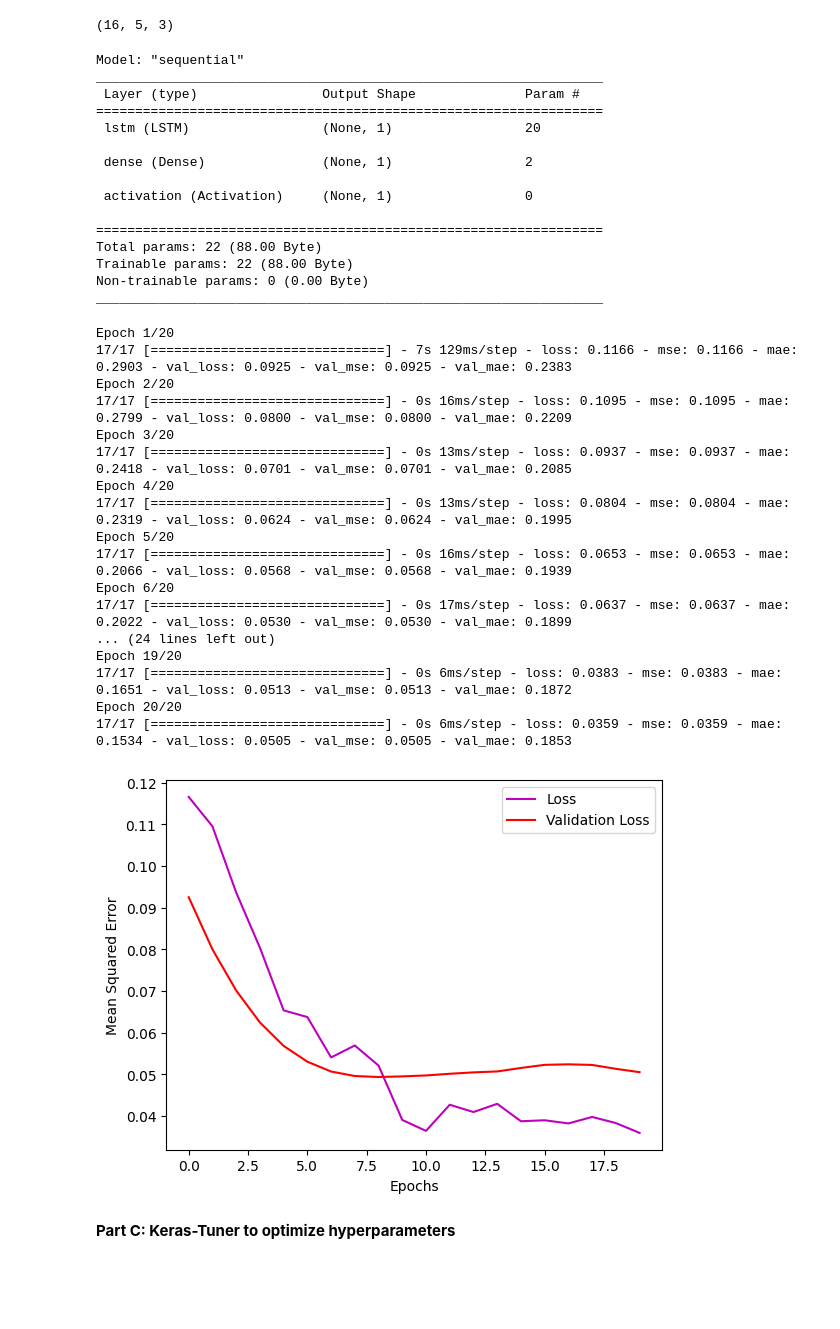
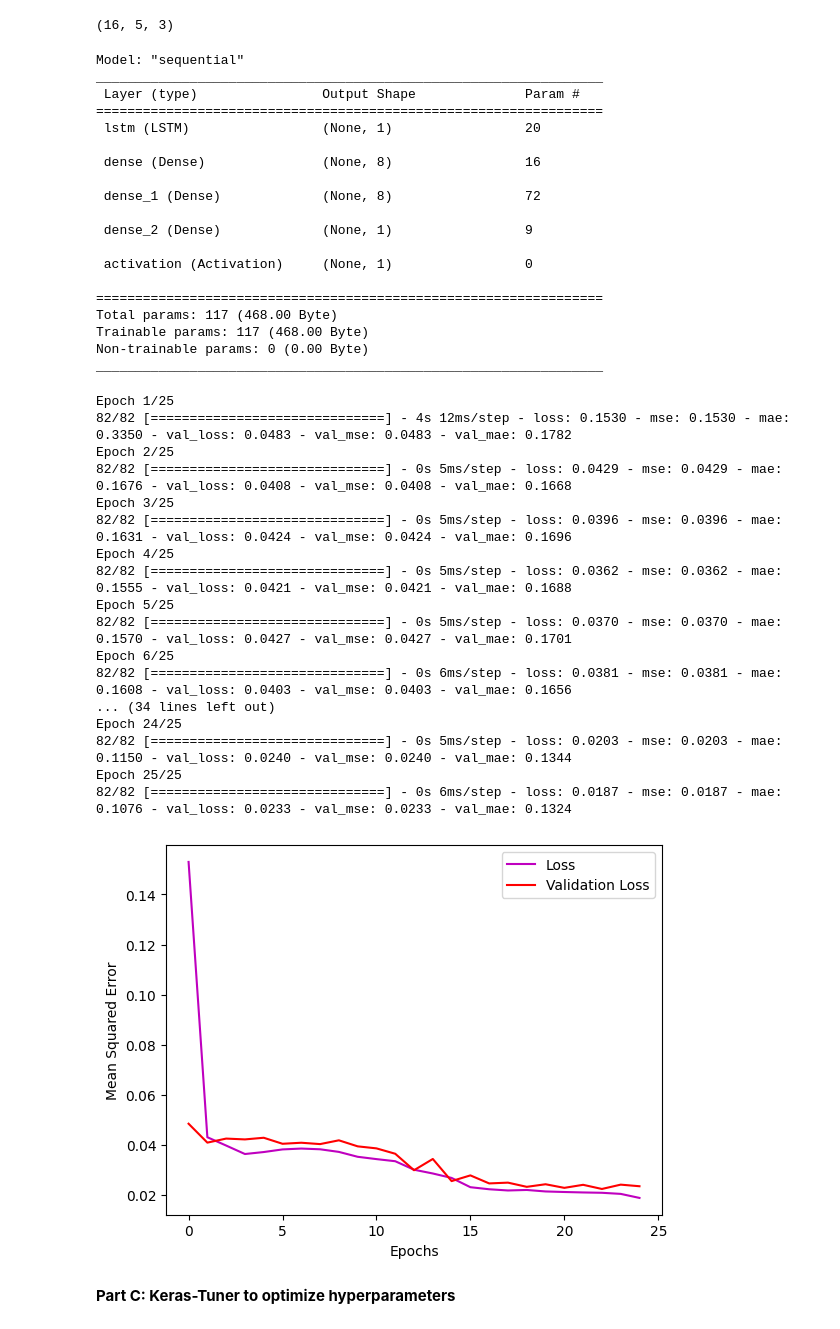
Before and after one commit to hannahzafar/UMDAOSC650, a Jupyter notebook: FinalProject_Zafar.ipynb, the cells around one changed output. Saved outputs shown, nothing was run; the diff lists cells and outputs as text; code cells hidden in the pictures; blank space fills up the shorter version.

```diff
--- a/FinalProject_Zafar.ipynb
+++ b/FinalProject_Zafar.ipynb
@@ -320,8 +310,8 @@ regressor.add(keras.layers.Input(shape=(1, n_features)))
 regressor.add(keras.layers.LSTM(units=1, return_sequences=False)) # FALSE = many to one
 
 # hidden layers
-#regressor.add(keras.layers.Dense(units=8,activation=keras.activations.relu))
-#regressor.add(keras.layers.Dense(units=8,activation=keras.activations.relu))
+regressor.add(keras.layers.Dense(units=8,activation=keras.activations.relu))
+regressor.add(keras.layers.Dense(units=8,activation=keras.activations.relu))
 
 # one neuron for output prediction
 regressor.add(keras.layers.Dense(units=1))
@@ -339,12 +329,16 @@ _________________________________________________________________
 =================================================================
  lstm (LSTM)                 (None, 1)                 20
 
- dense (Dense)               (None, 1)                 2
+ dense (Dense)               (None, 8)                 16
+
+ dense_1 (Dense)             (None, 8)                 72
+
+ dense_2 (Dense)             (None, 1)                 9
 
  activation (Activation)     (None, 1)                 0
 
 =================================================================
-Total params: 22 (88.00 Byte)
-Trainable params: 22 (88.00 Byte)
+Total params: 117 (468.00 Byte)
+Trainable params: 117 (468.00 Byte)
 Non-trainable params: 0 (0.00 Byte)
 _________________________________________________________________
@@ -351,38 +361,40 @@ _________________________________________________________________
 # %%
 # Train LSTM
-history = regressor.fit(
+keras.backend.clear_session()
+no_epochs = 25
+history2 = regressor.fit(
     data_gen_train,
-    epochs=20,
+    epochs=no_epochs,
     validation_data=data_gen_val)
 # %% [output]
-Epoch 1/20
-17/17 [==============================] - 7s 129ms/step - loss: 0.1166 - mse: 0.1166 - mae: 0.2903 - val_loss: 0.0925 - val_mse: 0.0925 - val_mae: 0.2383
-Epoch 2/20
-17/17 [==============================] - 0s 16ms/step - loss: 0.1095 - mse: 0.1095 - mae: 0.2799 - val_loss: 0.0800 - val_mse: 0.0800 - val_mae: 0.2209
-Epoch 3/20
-17/17 [==============================] - 0s 13ms/step - loss: 0.0937 - mse: 0.0937 - mae: 0.2418 - val_loss: 0.0701 - val_mse: 0.0701 - val_mae: 0.2085
-Epoch 4/20
-17/17 [==============================] - 0s 13ms/step - loss: 0.0804 - mse: 0.0804 - mae: 0.2319 - val_loss: 0.0624 - val_mse: 0.0624 - val_mae: 0.1995
-Epoch 5/20
-17/17 [==============================] - 0s 16ms/step - loss: 0.0653 - mse: 0.0653 - mae: 0.2066 - val_loss: 0.0568 - val_mse: 0.0568 - val_mae: 0.1939
-Epoch 6/20
-17/17 [==============================] - 0s 17ms/step - loss: 0.0637 - mse: 0.0637 - mae: 0.2022 - val_loss: 0.0530 - val_mse: 0.0530 - val_mae: 0.1899
-... (24 lines left out)
-Epoch 19/20
-17/17 [==============================] - 0s 6ms/step - loss: 0.0383 - mse: 0.0383 - mae: 0.1651 - val_loss: 0.0513 - val_mse: 0.0513 - val_mae: 0.1872
-Epoch 20/20
-17/17 [==============================] - 0s 6ms/step - loss: 0.0359 - mse: 0.0359 - mae: 0.1534 - val_loss: 0.0505 - val_mse: 0.0505 - val_mae: 0.1853
+Epoch 1/25
+82/82 [==============================] - 4s 12ms/step - loss: 0.1530 - mse: 0.1530 - mae: 0.3350 - val_loss: 0.0483 - val_mse: 0.0483 - val_mae: 0.1782
+Epoch 2/25
+82/82 [==============================] - 0s 5ms/step - loss: 0.0429 - mse: 0.0429 - mae: 0.1676 - val_loss: 0.0408 - val_mse: 0.0408 - val_mae: 0.1668
+Epoch 3/25
+82/82 [==============================] - 0s 5ms/step - loss: 0.0396 - mse: 0.0396 - mae: 0.1631 - val_loss: 0.0424 - val_mse: 0.0424 - val_mae: 0.1696
+Epoch 4/25
+82/82 [==============================] - 0s 5ms/step - loss: 0.0362 - mse: 0.0362 - mae: 0.1555 - val_loss: 0.0421 - val_mse: 0.0421 - val_mae: 0.1688
+Epoch 5/25
+82/82 [==============================] - 0s 5ms/step - loss: 0.0370 - mse: 0.0370 - mae: 0.1570 - val_loss: 0.0427 - val_mse: 0.0427 - val_mae: 0.1701
+Epoch 6/25
+82/82 [==============================] - 0s 6ms/step - loss: 0.0381 - mse: 0.0381 - mae: 0.1608 - val_loss: 0.0403 - val_mse: 0.0403 - val_mae: 0.1656
+... (34 lines left out)
+Epoch 24/25
+82/82 [==============================] - 0s 5ms/step - loss: 0.0203 - mse: 0.0203 - mae: 0.1150 - val_loss: 0.0240 - val_mse: 0.0240 - val_mae: 0.1344
+Epoch 25/25
+82/82 [==============================] - 0s 6ms/step - loss: 0.0187 - mse: 0.0187 - mae: 0.1076 - val_loss: 0.0233 - val_mse: 0.0233 - val_mae: 0.1324
 # %%
 # Plot loss curves
-plt.plot(range(0,20), history.history['loss'], c='m',label='Loss')
-plt.plot(range(0,20), history.history['val_loss'], c='r',label='Validation Loss')
+plt.plot(range(0,no_epochs), history2.history['loss'], c='m',label='Loss')
+plt.plot(range(0,no_epochs), history2.history['val_loss'], c='r',label='Validation Loss')
 plt.xlabel('Epochs')
 plt.ylabel('Mean Squared Error')
 # plt.xlim([0,20])
 plt.legend()
 plt.show()
 # %% [output]
-[figure, old version]
+[figure, new version]
 # %% [markdown]
 **Part C: Keras-Tuner to optimize hyperparameters**
 # %%
```
Also changed, not shown: parts of 13 cells of this notebook.
